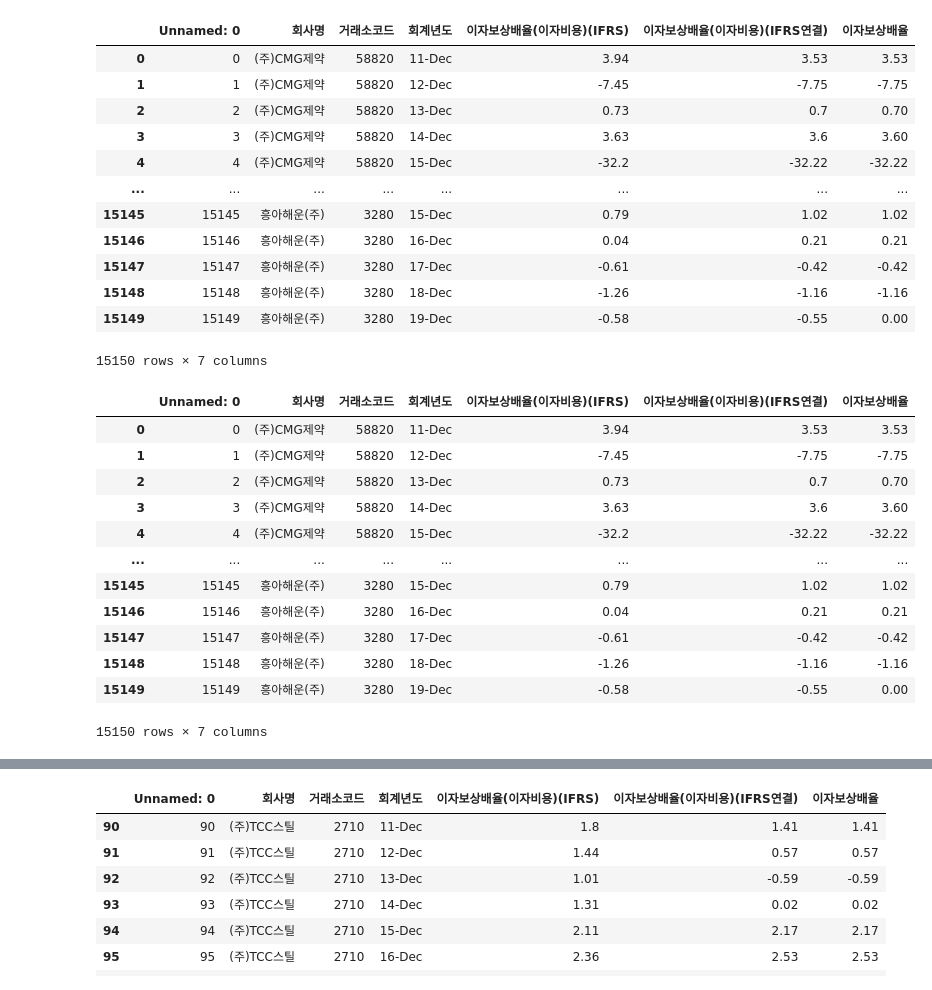
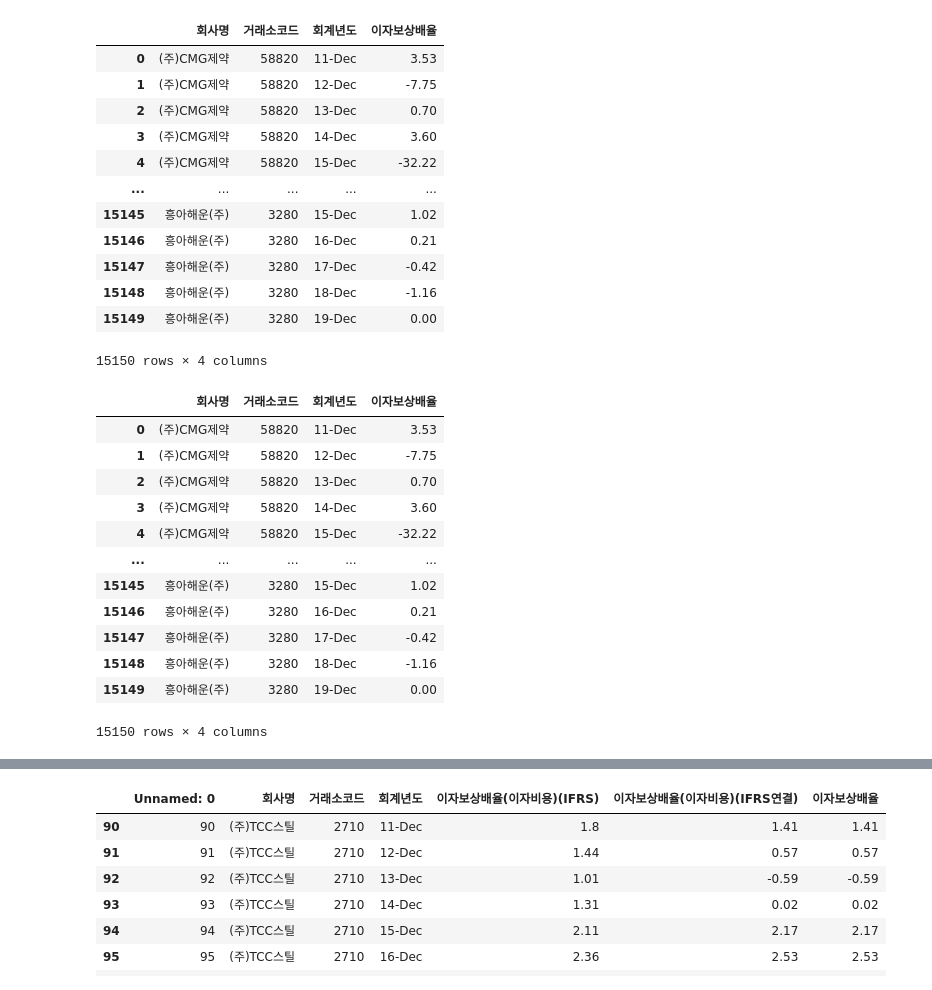
Before and after one commit to Penta-Audit-Technology/jh, a Jupyter notebook: 2011년전체데이터.ipynb, the cells around one changed output, grey strips where cells are left out. Cells and saved outputs as stored; diff of their text form; code cells hidden in the pictures.

```diff
--- a/2011년전체데이터.ipynb
+++ b/2011년전체데이터.ipynb
@@ -1,40 +1,41 @@
 # %%
 import pandas as pd
 import numpy as np
 
 df = pd.read_csv('./csv/전체데이터_2011_코스피코스닥_1차전처리_v1.0.csv', encoding='cp949')
+df.drop(columns=['Unnamed: 0','이자보상배율(이자비용)(IFRS)','이자보상배율(이자비용)(IFRS연결)'],axis=1,  inplace=True)
 df
 # %% [output]
-|  | Unnamed: 0 | 회사명 | 거래소코드 | 회계년도 | 이자보상배율(이자비용)(IFRS) | 이자보상배율(이자비용)(IFRS연결) | 이자보상배율 |
-| 0 | 0 | (주)CMG제약 | 58820 | 11-Dec | 3.94 | 3.53 | 3.53 |
-| 1 | 1 | (주)CMG제약 | 58820 | 12-Dec | -7.45 | -7.75 | -7.75 |
-| 2 | 2 | (주)CMG제약 | 58820 | 13-Dec | 0.73 | 0.7 | 0.70 |
-| 3 | 3 | (주)CMG제약 | 58820 | 14-Dec | 3.63 | 3.6 | 3.60 |
-| 4 | 4 | (주)CMG제약 | 58820 | 15-Dec | -32.2 | -32.22 | -32.22 |
-| ... | ... | ... | ... | ... | ... | ... | ... |
-| 15145 | 15145 | 흥아해운(주) | 3280 | 15-Dec | 0.79 | 1.02 | 1.02 |
-| 15146 | 15146 | 흥아해운(주) | 3280 | 16-Dec | 0.04 | 0.21 | 0.21 |
-| 15147 | 15147 | 흥아해운(주) | 3280 | 17-Dec | -0.61 | -0.42 | -0.42 |
-| 15148 | 15148 | 흥아해운(주) | 3280 | 18-Dec | -1.26 | -1.16 | -1.16 |
-| 15149 | 15149 | 흥아해운(주) | 3280 | 19-Dec | -0.58 | -0.55 | 0.00 |
+|  | 회사명 | 거래소코드 | 회계년도 | 이자보상배율 |
+| 0 | (주)CMG제약 | 58820 | 11-Dec | 3.53 |
+| 1 | (주)CMG제약 | 58820 | 12-Dec | -7.75 |
+| 2 | (주)CMG제약 | 58820 | 13-Dec | 0.70 |
+| 3 | (주)CMG제약 | 58820 | 14-Dec | 3.60 |
+| 4 | (주)CMG제약 | 58820 | 15-Dec | -32.22 |
+| ... | ... | ... | ... | ... |
+| 15145 | 흥아해운(주) | 3280 | 15-Dec | 1.02 |
+| 15146 | 흥아해운(주) | 3280 | 16-Dec | 0.21 |
+| 15147 | 흥아해운(주) | 3280 | 17-Dec | -0.42 |
+| 15148 | 흥아해운(주) | 3280 | 18-Dec | -1.16 |
+| 15149 | 흥아해운(주) | 3280 | 19-Dec | 0.00 |
-15150 rows × 7 columns
+15150 rows × 4 columns
 # %%
 df['이자보상배율'] = df['이자보상배율'].astype(float)
 df
 # %% [output]
-|  | Unnamed: 0 | 회사명 | 거래소코드 | 회계년도 | 이자보상배율(이자비용)(IFRS) | 이자보상배율(이자비용)(IFRS연결) | 이자보상배율 |
-| 0 | 0 | (주)CMG제약 | 58820 | 11-Dec | 3.94 | 3.53 | 3.53 |
-| 1 | 1 | (주)CMG제약 | 58820 | 12-Dec | -7.45 | -7.75 | -7.75 |
-| 2 | 2 | (주)CMG제약 | 58820 | 13-Dec | 0.73 | 0.7 | 0.70 |
-| 3 | 3 | (주)CMG제약 | 58820 | 14-Dec | 3.63 | 3.6 | 3.60 |
-| 4 | 4 | (주)CMG제약 | 58820 | 15-Dec | -32.2 | -32.22 | -32.22 |
-| ... | ... | ... | ... | ... | ... | ... | ... |
-| 15145 | 15145 | 흥아해운(주) | 3280 | 15-Dec | 0.79 | 1.02 | 1.02 |
-| 15146 | 15146 | 흥아해운(주) | 3280 | 16-Dec | 0.04 | 0.21 | 0.21 |
-| 15147 | 15147 | 흥아해운(주) | 3280 | 17-Dec | -0.61 | -0.42 | -0.42 |
-| 15148 | 15148 | 흥아해운(주) | 3280 | 18-Dec | -1.26 | -1.16 | -1.16 |
-| 15149 | 15149 | 흥아해운(주) | 3280 | 19-Dec | -0.58 | -0.55 | 0.00 |
+|  | 회사명 | 거래소코드 | 회계년도 | 이자보상배율 |
+| 0 | (주)CMG제약 | 58820 | 11-Dec | 3.53 |
+| 1 | (주)CMG제약 | 58820 | 12-Dec | -7.75 |
+| 2 | (주)CMG제약 | 58820 | 13-Dec | 0.70 |
+| 3 | (주)CMG제약 | 58820 | 14-Dec | 3.60 |
+| 4 | (주)CMG제약 | 58820 | 15-Dec | -32.22 |
+| ... | ... | ... | ... | ... |
+| 15145 | 흥아해운(주) | 3280 | 15-Dec | 1.02 |
+| 15146 | 흥아해운(주) | 3280 | 16-Dec | 0.21 |
+| 15147 | 흥아해운(주) | 3280 | 17-Dec | -0.42 |
+| 15148 | 흥아해운(주) | 3280 | 18-Dec | -1.16 |
+| 15149 | 흥아해운(주) | 3280 | 19-Dec | 0.00 |
-15150 rows × 7 columns
+15150 rows × 4 columns
 # %%
 # df.isna().sum()
 # df = df.fillna(0)
```
Also changed, not shown: parts of 5 cells of this notebook, 30 other files.
